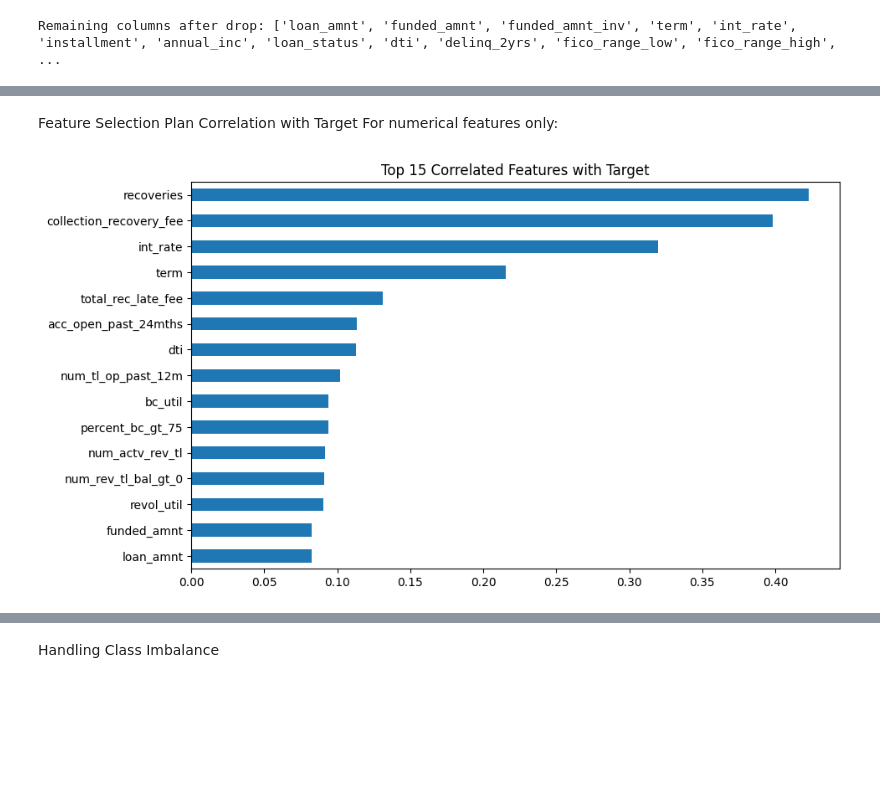
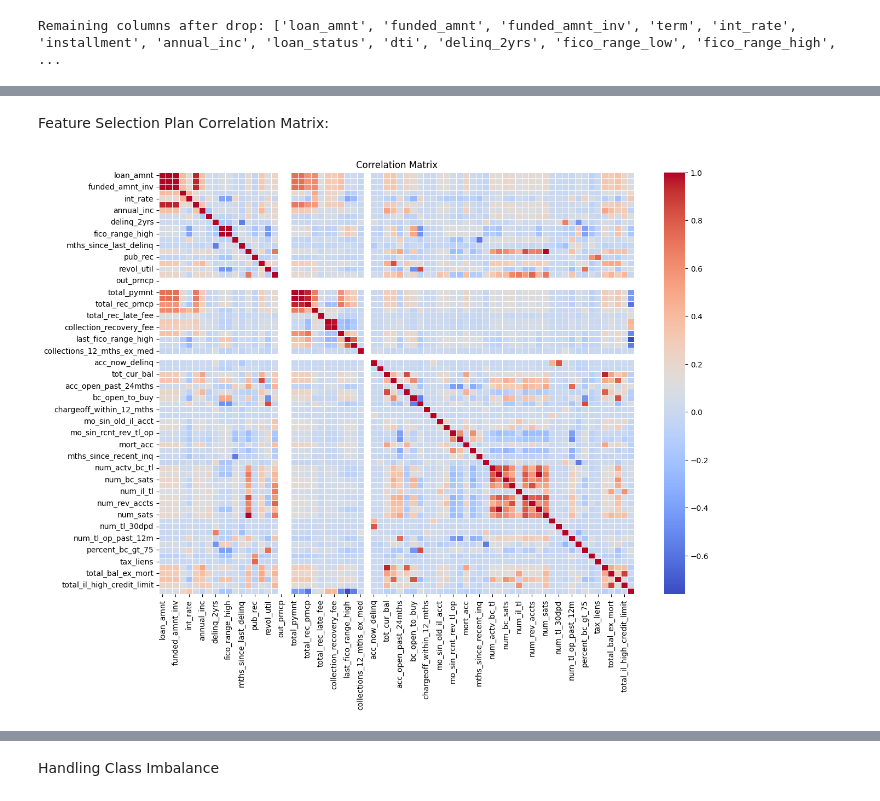
Before and after one commit to shubhammane7777/Comparing-Algorithms-for-Credit-Risk-Prediction-, a Jupyter notebook: Comparison_of_algorithms_of_credit_risk_for_prediction_.ipynb, the cells around one changed output, grey strips where cells are left out. Drawn from its saved outputs; the diff is of its cells as text; code cells hidden in the pictures; blank space fills up the shorter version.

Commit message:
feature selection by using correlation matrix

```diff
--- a/Comparison_of_algorithms_of_credit_risk_for_prediction_.ipynb
+++ b/Comparison_of_algorithms_of_credit_risk_for_prediction_.ipynb
@@ -126,23 +127,22 @@ X_selected = pd.DataFrame(X_selected_array, columns=selected_columns)
 X_selected['loan_status'] = y.reset_index(drop=True)  # Add target back
 # %% [markdown]
 Feature Selection Plan
-Correlation with Target
-For numerical features only:
+Correlation Matrix:
 # %%
 import matplotlib.pyplot as plt
+import seaborn as sns
 
-# Combine X and y temporarily
+# Combine X and y to form a complete DataFrame
 data = X.copy()
 data['loan_status'] = y
 
-# Compute correlations
-correlations = data.corr()['loan_status'].sort_values(ascending=False)
+# Compute correlation matrix
+corr_matrix = data.corr()
 
-# Plot top correlated features
-plt.figure(figsize=(10, 6))
-correlations.drop('loan_status').head(15).plot(kind='barh')
-plt.title("Top 15 Correlated Features with Target")
-plt.gca().invert_yaxis()
+# Plot heatmap
+plt.figure(figsize=(14, 10))
+sns.heatmap(corr_matrix, cmap='coolwarm', annot=False, fmt=".2f", linewidths=0.5)
+plt.title("Correlation Matrix")
 plt.show()
 # %% [output]
-[figure, old version]
+[figure, new version]
```
Also changed, not shown: parts of 10 cells of this notebook.
